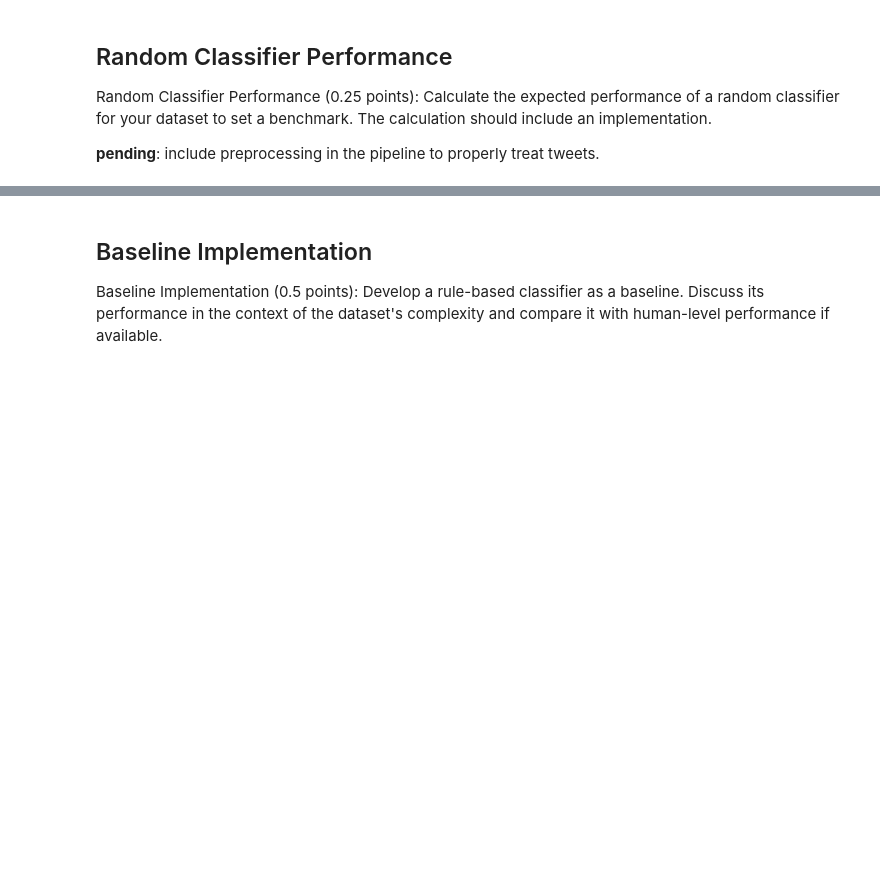
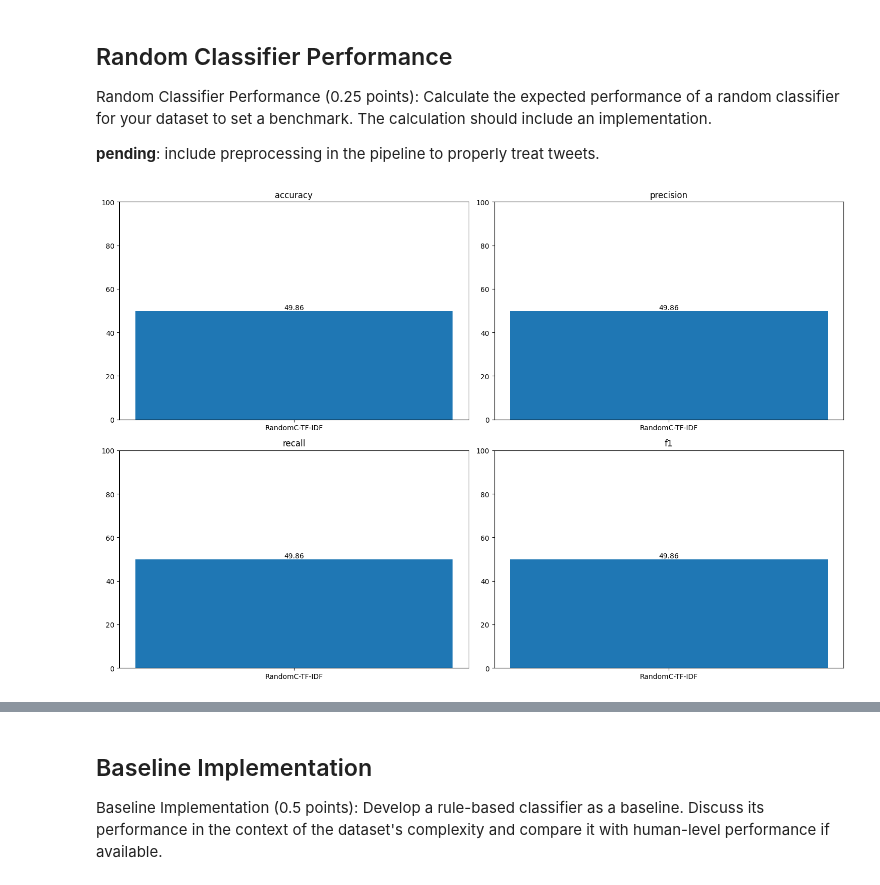
Before and after one commit to mgallon235/Adv_NLP, a Jupyter notebook: Part_1.ipynb, the cells around one changed output, grey strips where cells are left out. Cells and saved outputs as stored; diff of their text form; code cells hidden in the pictures; blank space fills up the shorter version.

```diff
--- a/Part_1.ipynb
+++ b/Part_1.ipynb
@@ -545,3 +545,37 @@ Topic #10: hurt, go, ugh, getting, tonight, one, rain, house, bed, someone
 Random Classifier Performance (0.25 points): Calculate the expected performance of a random classifier for your dataset to set a benchmark. The calculation should include an implementation.
 
 **pending**: include preprocessing in the pipeline to properly treat tweets.
+# %%
+from sklearn.feature_extraction.text import TfidfVectorizer
+from sklearn.dummy import DummyClassifier
+
+pipeline = Pipeline([
+        ('prepro', TextPreprocessor()),
+        ("vect", CountVectorizer(ngram_range=(1, 2), min_df=0.005, max_df=0.97)),
+        ("tfidf", TfidfTransformer(use_idf=True, norm='l1'))
+    ]
+)
+
+# Fit the classifier to the training data
+pipeline.fit(df_train['clean_text'])
+##Creating matrix
+tf_idf_matrix = pipeline.transform(df_train['clean_text'])
+val_idf_matrix = pipeline.transform(df_val['clean_text'])
+# Convert count matrix to DataFrame
+tfidf_mtx = pd.DataFrame(data=tf_idf_matrix.toarray(), columns=pipeline.named_steps['vect'].get_feature_names_out())
+val_mtx = pd.DataFrame(data=val_idf_matrix.toarray(), columns=pipeline.named_steps['vect'].get_feature_names_out())
+
+##Innitializing RandomClassifier
+dummy_classifier = DummyClassifier(strategy='uniform')
+# Fit the classifier to the training data
+dummy_classifier.fit(tfidf_mtx, df_train['label'])
+
+# Make predictions on the testing data
+y_pred = dummy_classifier.predict(val_mtx)
+
+# Calculate accuracy (or any other metric)
+metrics_val= Metrics()
+metrics_val.run(validation_labels, y_pred, "RandomC-TF-IDF")
+metrics_val.plot()
+# %% [output]
+[figure, added]
```
Also changed, not shown: parts of 3 cells of this notebook.
